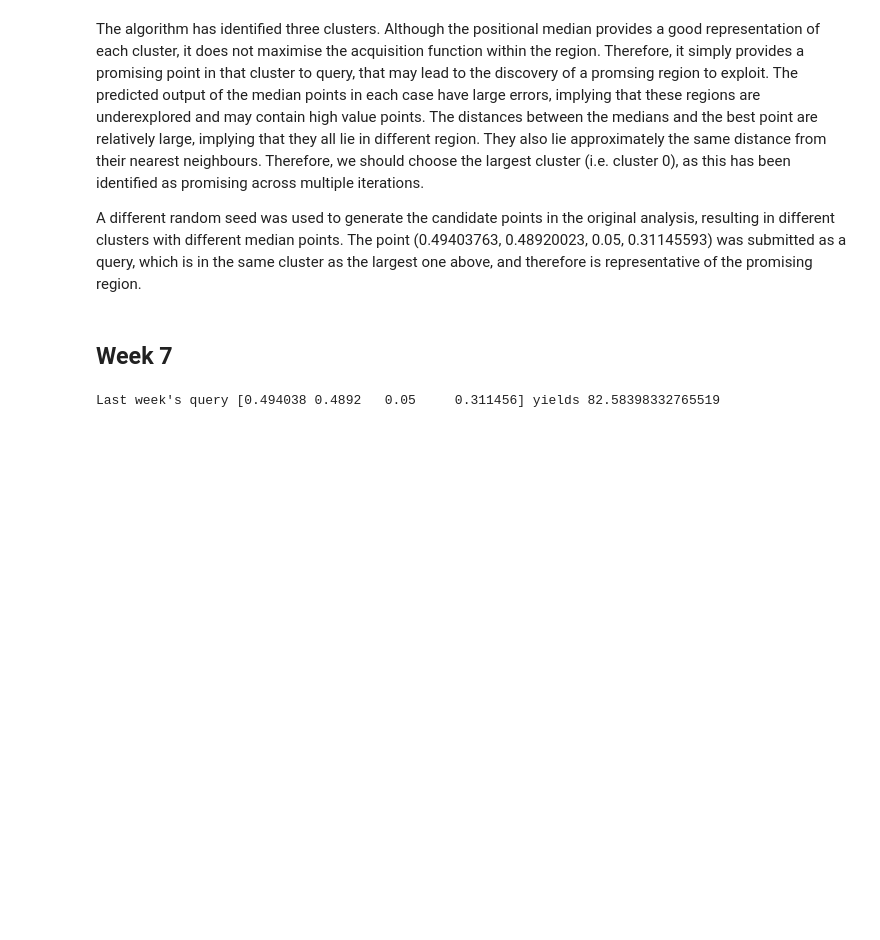
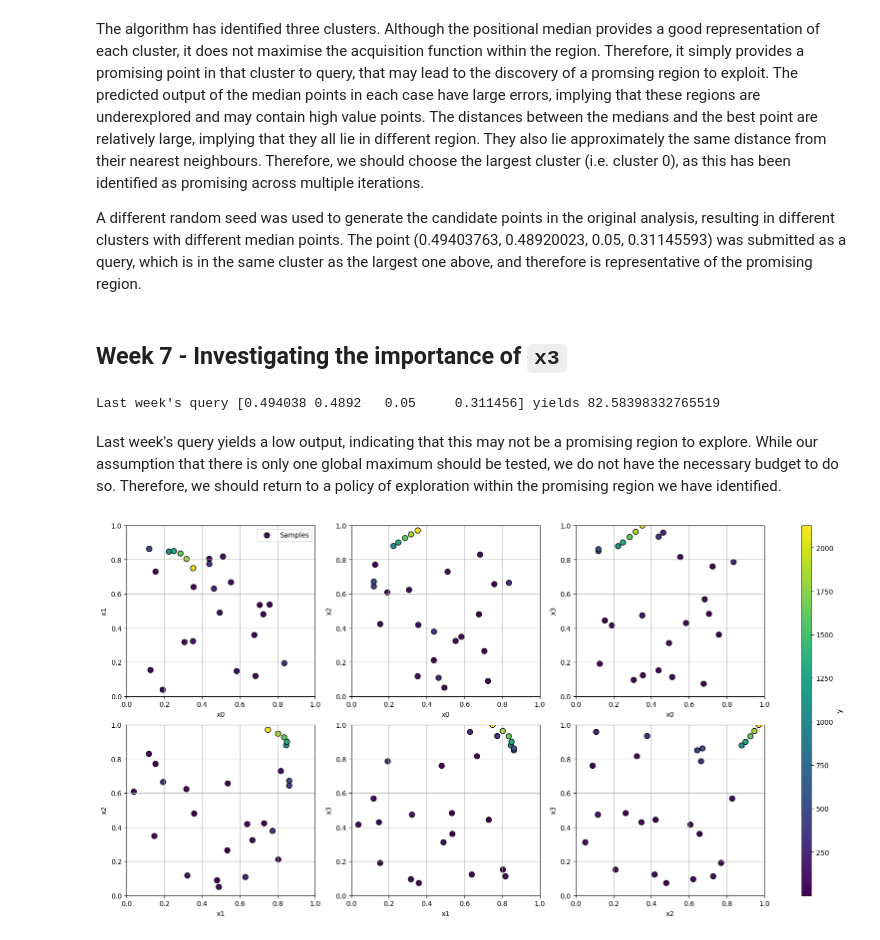
Before and after one commit to hchagani/AICapstoneProject_IC, a Jupyter notebook: notebooks/05_function_5.ipynb, the cells around one changed output. Saved outputs shown, nothing was run; the diff lists cells and outputs as text; code cells hidden in the pictures; blank space fills up the shorter version.

```diff
--- a/notebooks/05_function_5.ipynb
+++ b/notebooks/05_function_5.ipynb
@@ -581,7 +581,7 @@ The algorithm has identified three clusters. Although the positional median prov
 
 A different random seed was used to generate the candidate points in the original analysis, resulting in different clusters with different median points. The point (0.49403763, 0.48920023, 0.05, 0.31145593) was submitted as a query, which is in the same cluster as the largest one above, and therefore is representative of the promising region.
 # %% [markdown]
-## Week 7
+## Week 7 - Investigating the importance of `x3`
 # %%
 import numpy as np
 
@@ -598,3 +600,9 @@ X, y = get_current_weeks_points(function_id=5, week=7)
 print(f"Last week's query {X[-1]} yields {y[-1]}")
 # %% [output]
 Last week's query [0.494038 0.4892   0.05     0.311456] yields 82.58398332765519
+# %% [markdown]
+Last week's query yields a low output, indicating that this may not be a promising region to explore. While our assumption that there is only one global maximum should be tested, we do not have the necessary budget to do so. Therefore, we should return to a policy of exploration within the promising region we have identified.
+# %%
+fig, axs = plot_2d_array(X, y)
+# %% [output]
+[figure, added]
```
Also changed, not shown: parts of 79 cells of this notebook, 1 other file.
